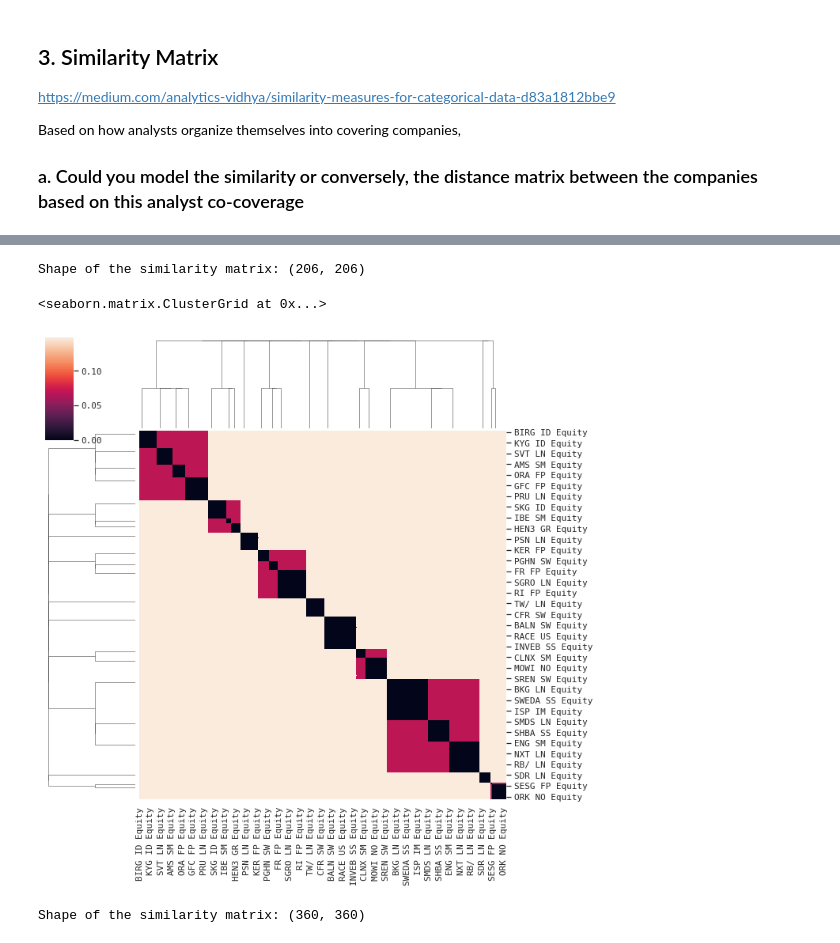
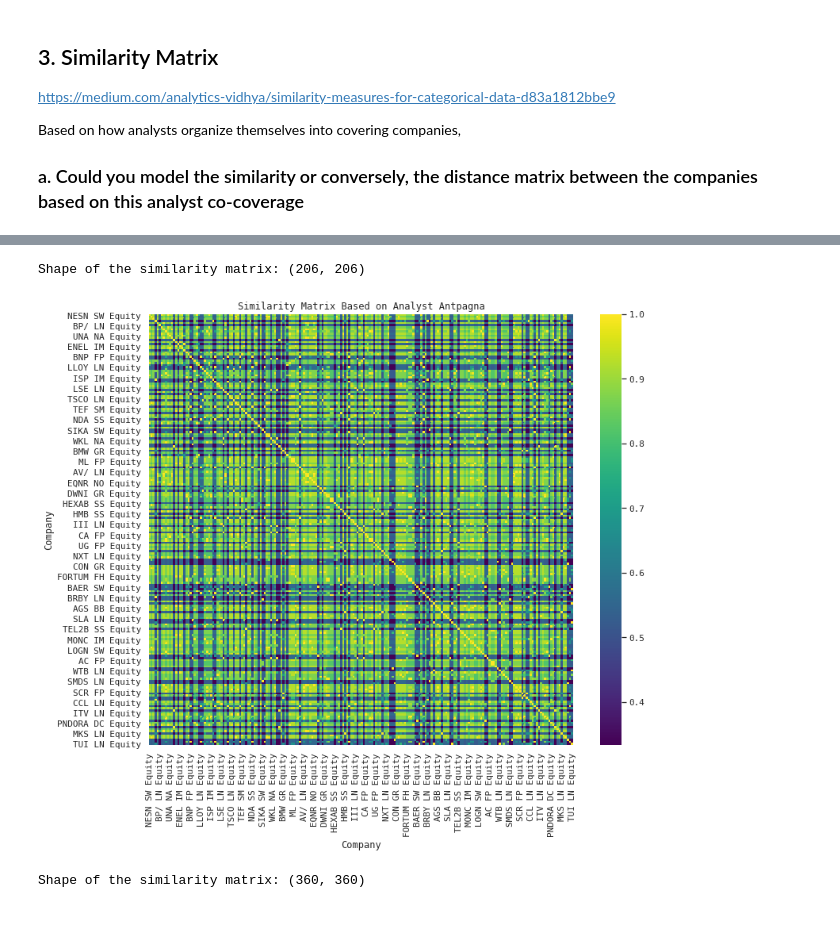
Before and after one commit to saltedpotato/QF632_Project, a Jupyter notebook: Project 3.ipynb, the cells around one changed output, grey strips where cells are left out. Drawn from its saved outputs; the diff is of its cells as text; code cells hidden in the pictures.

```diff
--- a/Project 3.ipynb
+++ b/Project 3.ipynb
@@ -231,13 +204,19 @@ Definition : 1/(1+log(fₖ(Xₖ))*log(fₖ(Yₖ))) otherwise and the weight wₖ
-# %%
-df_preprocessed_sim = pd.DataFrame(data = IOF(df_preprocessed),
-                                   index = cols, columns = cols)
-print("Shape of the similarity matrix:", df_preprocessed_sim.shape)
-linkage = hc.linkage(sp.distance.squareform(df_preprocessed_sim), method='average')
-sns.clustermap(df_preprocessed_sim, row_linkage=linkage, col_linkage=linkage)
-# %% [output]
-Shape of the similarity matrix: (206, 206)
-<seaborn.matrix.ClusterGrid at 0x...>
-[figure, removed]
+# %%
+df_preprocessed_sim = pd.DataFrame(data = cosine_similarity(df_preprocessed, df_preprocessed),
+                                   index = cols, columns = cols)
+
+print("Shape of the similarity matrix:", df_preprocessed_sim.shape)
+
+# Plot the similarity matrix
+plt.figure(figsize=(12, 10))
+sns.heatmap(df_preprocessed_sim, cmap='viridis')
+plt.title('Similarity Matrix Based on Analyst Antpagna')
+plt.xlabel('Company')
+plt.ylabel('Company')
+plt.show()
+# %% [output]
+Shape of the similarity matrix: (206, 206)
+[figure, added]
 # %%
 # Create a pivot table where rows are analysts and columns are companies
 pivot_table = df.pivot_table(index='ANALYST', columns='BBTICKER', aggfunc='size', fill_value=0)
```
Also changed, not shown: parts of 14 cells of this notebook, 1 other file.
